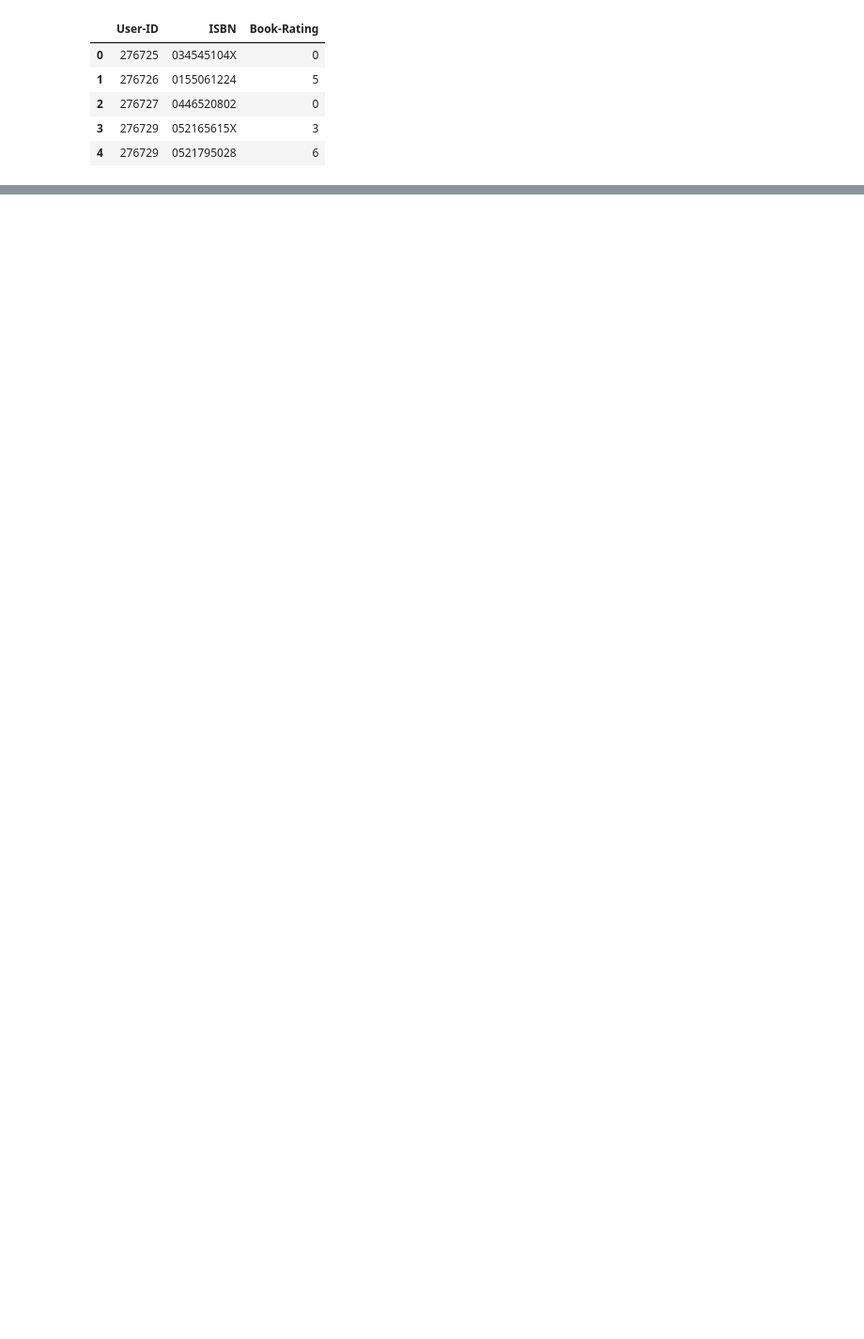
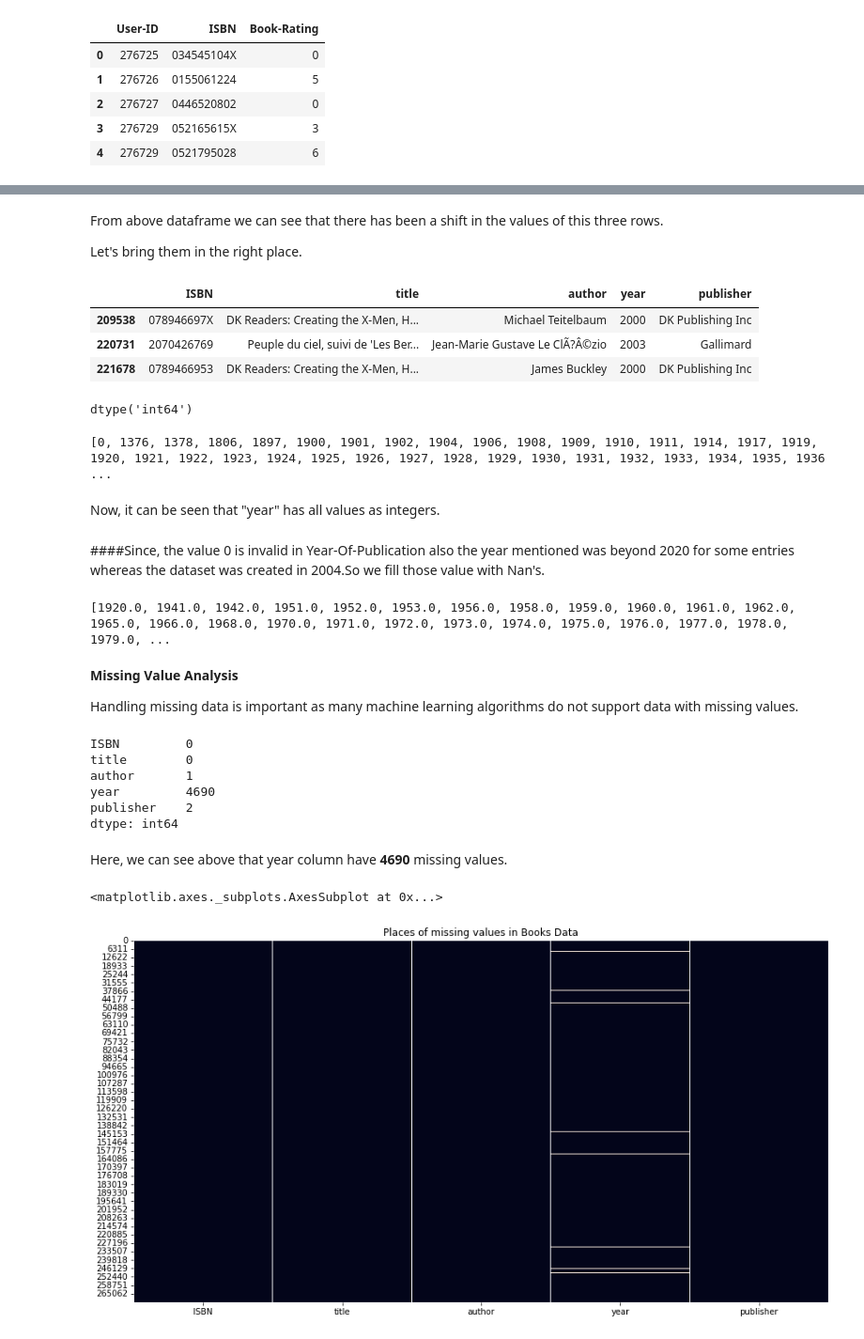
Before and after one commit to RITIK1442840127/Book-Recommendation-System, a Jupyter notebook: Book_Recommendation_System_(_Capstone_project_).ipynb, the cells around one changed output, grey strips where cells are left out. Shown: that part at 94% size. Cells and saved outputs as stored; diff of their text form; code cells hidden in the pictures; blank space fills up the shorter version.

```diff
--- a/Book_Recommendation_System_(_Capstone_project_).ipynb
+++ b/Book_Recommendation_System_(_Capstone_project_).ipynb
@@ -127,0 +208,4 @@ ratings.head()
+# %% [markdown]
+From above dataframe we can see that there has been a shift in the values of this three rows.
+
+Let's bring them in the right place.
@@ -127,0 +219,69 @@ ratings.head()
+# %%
+#ISBN '078946697X'
+books.loc[books.ISBN == '078946697X','year'] = 2000
+books.loc[books.ISBN == '078946697X','author'] = "Michael Teitelbaum"
+books.loc[books.ISBN == '078946697X','publisher'] = "DK Publishing Inc"
+books.loc[books.ISBN == '078946697X','title'] = "DK Readers: Creating the X-Men, How It All Began (Level 4: Proficient Readers)"
+# %%
+#ISBN '2070426769'
+books.loc[books.ISBN == '2070426769','year'] = 2003
+books.loc[books.ISBN == '2070426769','author'] = "Jean-Marie Gustave Le ClÃ?Â©zio"
+books.loc[books.ISBN == '2070426769','publisher'] = "Gallimard"
+books.loc[books.ISBN == '2070426769','title'] = "Peuple du ciel, suivi de 'Les Bergers"
+# %%
+#Rechecking
+books.loc[(books.ISBN == '0789466953') | (books.ISBN == '078946697X') | (books.ISBN == '2070426769'),:]
+# %% [output]
+|  | ISBN | title | author | year | publisher |
+| 209538 | 078946697X | DK Readers: Creating the X-Men, H... | Michael Teitelbaum | 2000 | DK Publishing Inc |
+| 220731 | 2070426769 | Peuple du ciel, suivi de 'Les Ber... | Jean-Marie Gustave Le ClÃ?Â©zio | 2003 | Gallimard |
+| 221678 | 0789466953 | DK Readers: Creating the X-Men, H... | James Buckley | 2000 | DK Publishing Inc |
+# %%
+# Correcting the dtypes of year
+books.year = pd.to_numeric(books.year, errors='coerce')
+# %%
+#Checking dtype
+books.year.dtype
+# %% [output]
+dtype('int64')
+# %%
+# Printing unique sorted years of books
+print(sorted(books['year'].unique()))
+# %% [output]
+[0, 1376, 1378, 1806, 1897, 1900, 1901, 1902, 1904, 1906, 1908, 1909, 1910, 1911, 1914, 1917, 1919, 1920, 1921, 1922, 1923, 1924, 1925, 1926, 1927, 1928, 1929, 1930, 1931, 1932, 1933, 1934, 1935, 1936 ...
+# %% [markdown]
+Now, it can be seen that "year" has all values as integers.
+# %% [markdown]
+####Since, the value 0 is invalid in Year-Of-Publication also the year mentioned was beyond 2020 for some entries whereas the dataset was created in 2004.So we fill those value with Nan's.
+# %%
+# Setting year 0 and years above 2004 as nan
+books.loc[(books['year'] > 2004) | (books['year']==0),'year'] = np.NAN
+# %%
+# Printing unique sorted years of books
+print(sorted(books['year'].unique()))
+# %% [output]
+[1920.0, 1941.0, 1942.0, 1951.0, 1952.0, 1953.0, 1956.0, 1958.0, 1959.0, 1960.0, 1961.0, 1962.0, 1965.0, 1966.0, 1968.0, 1970.0, 1971.0, 1972.0, 1973.0, 1974.0, 1975.0, 1976.0, 1977.0, 1978.0, 1979.0, ...
+# %% [markdown]
+**Missing Value Analysis**
+
+ Handling missing data is important as many machine learning algorithms do not support data with missing values.
+# %%
+#checking for missing values
+books.isnull().sum()
+# %% [output]
+ISBN         0
+title        0
+author       1
+year         4690
+publisher    2
+dtype: int64
+# %% [markdown]
+Here, we can see above that year column have **4690** missing values.
+# %%
+# Let's visualize the location of missing values
+fig, ax = plt.subplots(figsize=(15,8))
+plt.title('Places of missing values in Books Data')
+sns.heatmap(books.isnull(), cbar=False, ax=ax)
+# %% [output]
+<matplotlib.axes._subplots.AxesSubplot at 0x...>
+[figure, added]
```
Also changed, not shown: parts of 25 cells of this notebook.
